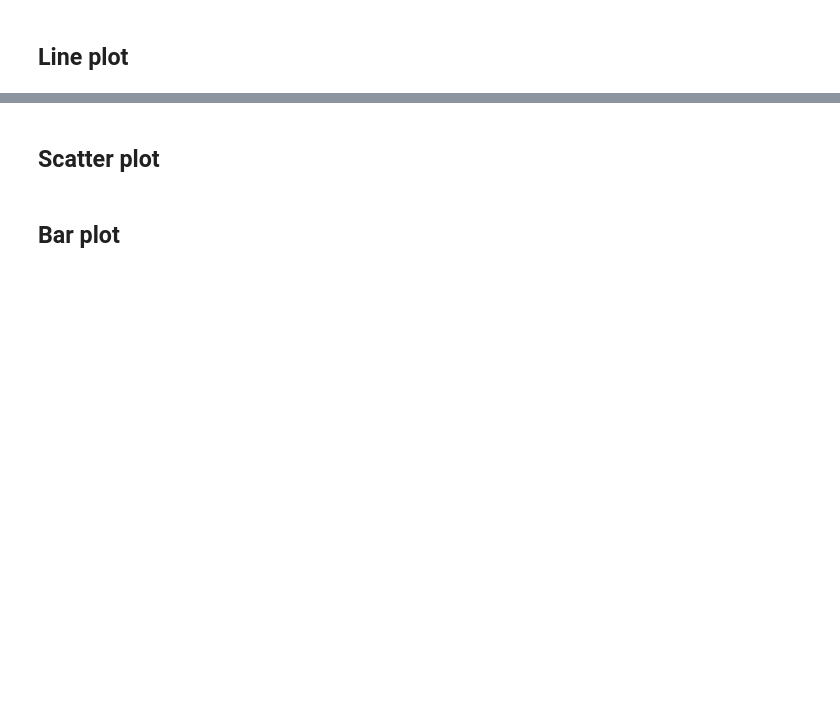
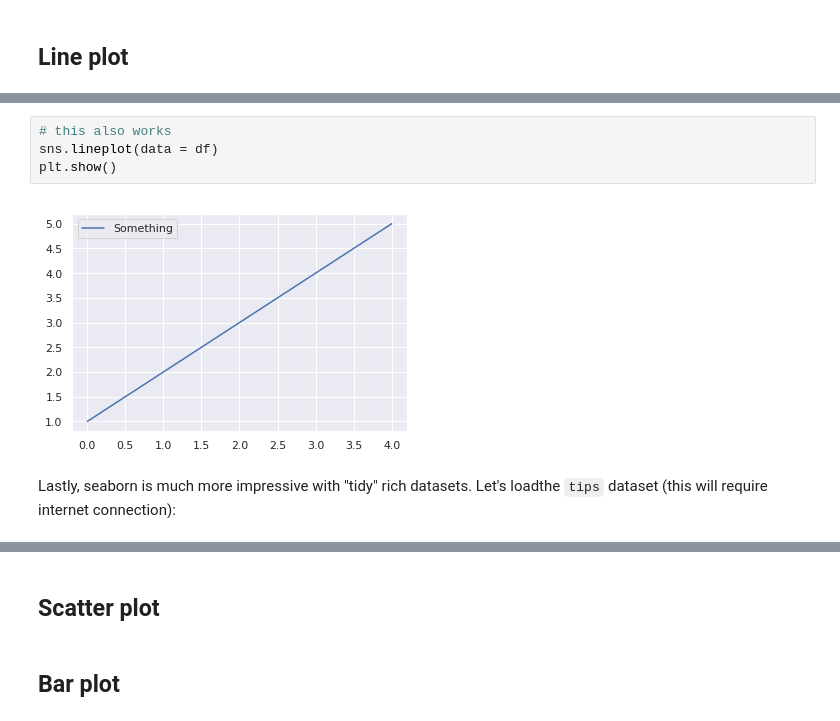
Before and after one commit to gsimchoni/Intro2DS, a Jupyter notebook: misc/intro2python/plotting.ipynb, the cells around one changed output, grey strips where cells are left out. Saved outputs shown, nothing was run; the diff lists cells and outputs as text; blank space fills up the shorter version.

```diff
--- a/misc/intro2python/plotting.ipynb
+++ b/misc/intro2python/plotting.ipynb
@@ -135,0 +170,8 @@ import seaborn as sns
+# %%
+# this also works
+sns.lineplot(data = df)
+plt.show()
+# %% [output]
+[figure, added]
+# %% [markdown]
+Lastly, seaborn is much more impressive with "tidy" rich datasets. Let's loadthe `tips` dataset (this will require internet connection):
```
Also changed, not shown: parts of 20 cells of this notebook, 1 other file.
